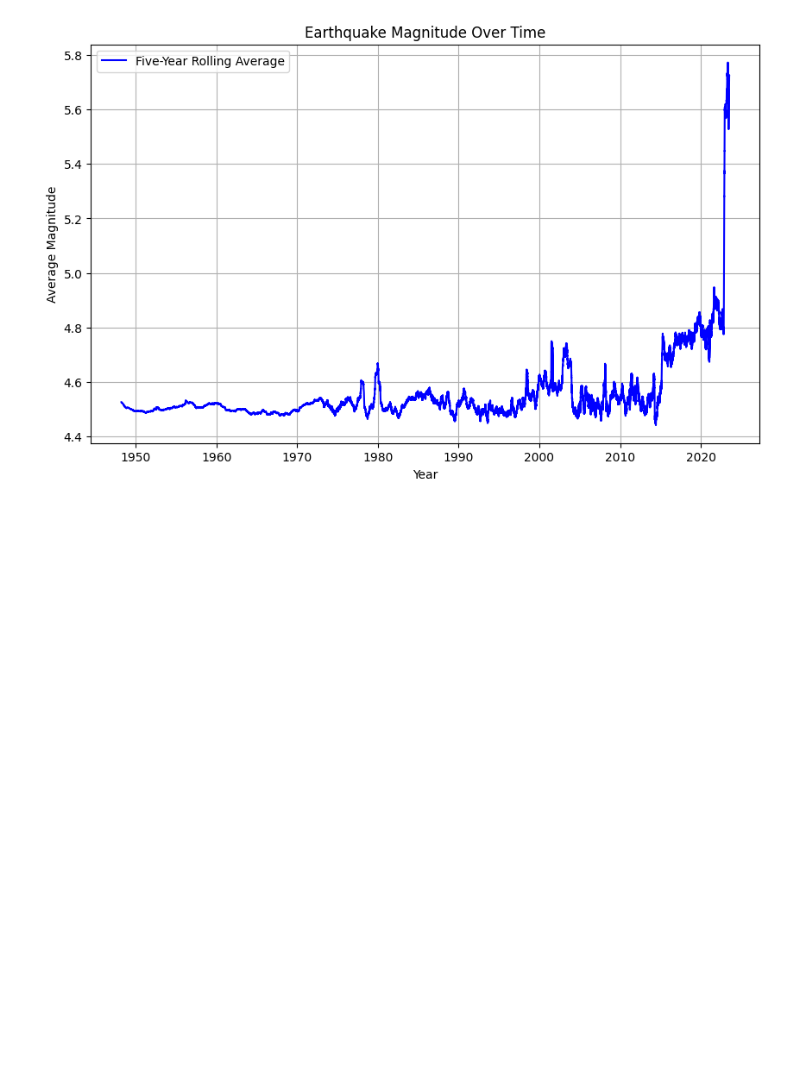
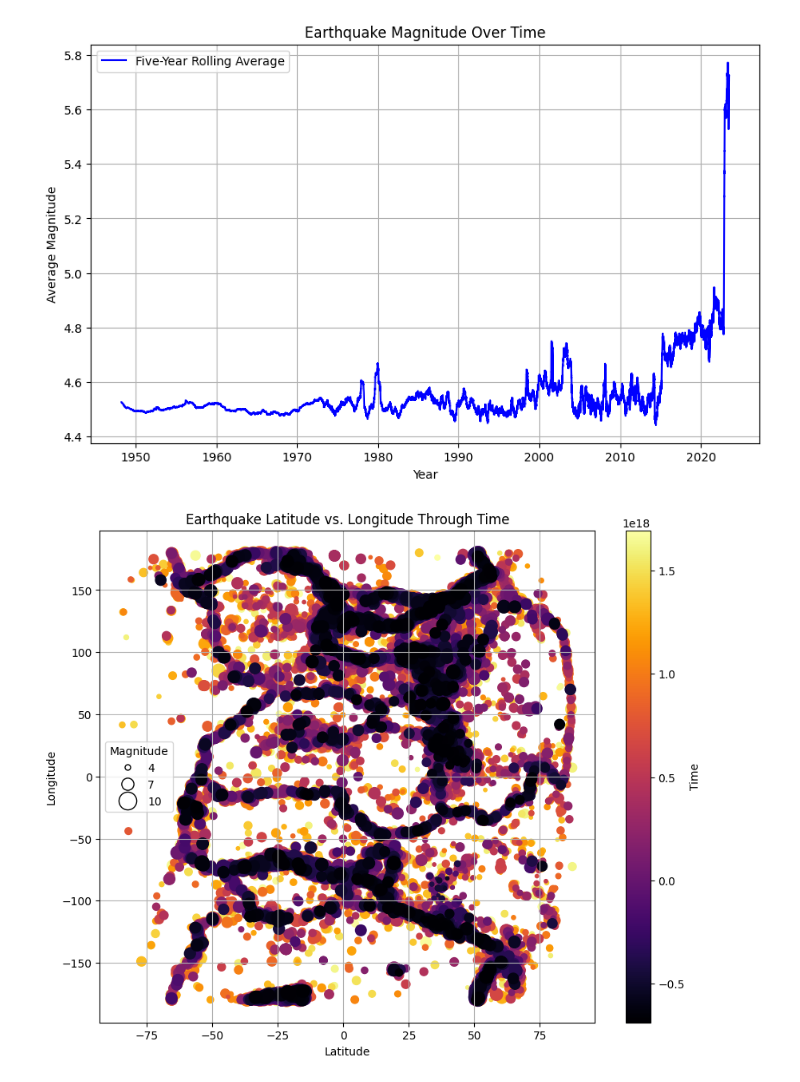
Before and after one commit to johnny-woodtke/quakin, a Jupyter notebook: main.ipynb, the cells around one changed output. Drawn from its saved outputs; the diff is of its cells as text; code cells hidden in the pictures; blank space fills up the shorter version.

Commit message:
nice graph dude

```diff
--- a/main.ipynb
+++ b/main.ipynb
@@ -252,3 +252,40 @@ plt.grid(True)
 plt.show()
 # %% [output]
 [figure]
+# %%
+# earthquake location over time
+import matplotlib.pyplot as plt
+from matplotlib.cm import ScalarMappable
+
+loc = df.copy()
+loc.sort_values(by='datetime', ascending=False)
+
+# scale the 'magnitude' values to determine marker sizes
+def get_marker_size(magnitude: float):
+    min_magnitude = 4
+    max_magnitude = 10
+    return 10 + 250 * (magnitude - min_magnitude) / (max_magnitude - min_magnitude)
+
+marker_sizes = get_marker_size(loc['magnitude'])
+
+# create marker size legend
+def get_marker_legend_element(markersize: int, label: str):
+    return plt.Line2D([0], [0], marker='o', color='k', markerfacecolor='w', markersize=markersize, label=label, linestyle='None')
+
+legend_elements = [
+    get_marker_legend_element(markersize=5, label='4'),
+    get_marker_legend_element(markersize=11, label='7'),
+    get_marker_legend_element(markersize=16, label='10')
+]
+
+plt.figure(figsize=(10, 8))
+plt.scatter(loc['latitude'], loc['longitude'], c=loc['datetime'], cmap='inferno', s=marker_sizes)
+plt.colorbar(label='Time')
+plt.legend(handles=legend_elements, loc='center left', title='Magnitude')
+plt.xlabel('Latitude')
+plt.ylabel('Longitude')
+plt.title('Earthquake Latitude vs. Longitude Through Time')
+plt.grid(True)
+plt.show()
+# %% [output]
+[figure, added]
```
